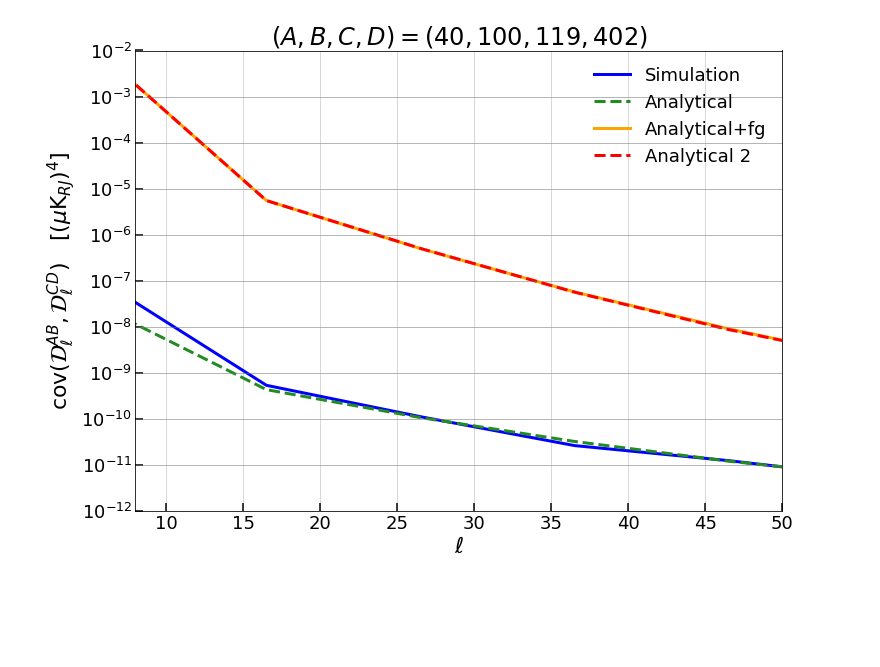
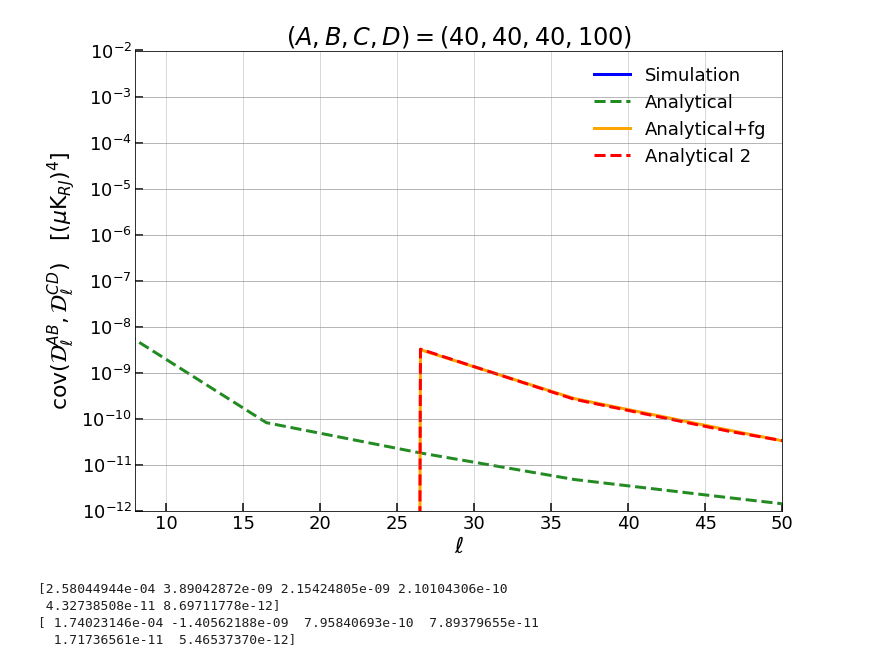
Before and after one commit to LeoVacher/moments-crosscell, a Jupyter notebook: test-sim-cov/test_analytical_cov-Samy.ipynb, the cells around one changed output. Cells and saved outputs as stored; diff of their text form; code cells hidden in the pictures; blank space fills up the shorter version.

```diff
--- a/test-sim-cov/test_analytical_cov-Samy.ipynb
+++ b/test-sim-cov/test_analytical_cov-Samy.ipynb
@@ -35,26 +35,24 @@ import pysm3.units as u
 r = 0
 nside = 32
 Npix = hp.nside2npix(nside)
-N= 4000
+N= 1
 lmax = nside*2-1
 #lmax=850
 scale = 10
 Nlbin = 10
-fsky = 1
+fsky = 0.7
 dusttype = 0
 syncrotype = 0
 kw = ''
 
-
 # instr param
 
-ifreq=[0,9,10,21]
+ifreq=np.arange(0,15)
 instr_name='litebird_full'
 instr =  np.load("../lib/instr_dict/%s.npy"%instr_name,allow_pickle=True).item()
 freq= instr['frequencies']
 sens_P= instr['sens_P']
-freq=freq[ifreq]
-sens_P=sens_P[ifreq]
+#sens_P = np.array([37.42, 33.46, 21.31, 16.87, 12.07, 11.30, 6.56, 4.58, 4.79, 5.57, 5.85, 10.79, 13.80, 21.95, 47.45])
 sigpix= sens_P/(np.sqrt((4*np.pi)/Npix*(60*180/np.pi)**2))
 b = nmt.bins.NmtBin(nside=nside,lmax=lmax,nlb=Nlbin)
 leff = b.get_effective_ells()
@@ -71,12 +69,8 @@ nucross = np.array(nucross)
 
 #cmb
 CLcmb_or=hp.read_cl('../CLsimus/Cls_Planck2018_r0.fits') #TT EE BB TE
-DL_lens = b.bin_cell(CLcmb_or[2,2:lmax+3])
-DLtp=[]
-for i in range(0,N_freqs):
-    for j in range(i,N_freqs):
-        DLtp.append(DL_lens*psm.convert_units('uK_CMB','uK_RJ',freq[i])*psm.convert_units('uK_CMB','uK_RJ',freq[j]))
-DL_lens= np.array(DLtp)
+DL_lens = b.bin_cell(CLcmb_or[2,:lmax+1])
+DL_cross_lens = np.array([DL_lens*psm.convert_units('uK_CMB','uK_RJ',freq[i])*psm.convert_units('uK_CMB','uK_RJ',freq[j]) for i in range(N_freqs) for j in range(i, N_freqs)])
 #mask
 if fsky==1:
     mask =  np.ones(Npix)
@@ -209,5 +243,10 @@ def cov_analytic(nu_i,nu_j,nu_k,nu_l,corrfog=True):
 # %%
-def cov_analytic_signal(nu_i,nu_j,nu_k,nu_l):
+def cov_analytic_signal(nu_i,nu_j,nu_k,nu_l,DL_signal=DLcross_coadd):
+    """
+    compute the analytical estimate of the covariance from the signal using Knox formula
+    :param nu_i,nu_j,nu_k,nu_l: The quadruplet of frequencies (nu_i,nu_j),(nu_k,nu_l) for which the covariance should be computed in GHz.
+    :param DL_signal: The signal binned DL array should be of the shape (Nsim, Ncross, Nell).
+    """
     A = np.argwhere(freq==nu_i)[0,0]
     B = np.argwhere(freq==nu_j)[0,0]
     C = np.argwhere(freq==nu_k)[0,0]
@@ -217,9 +256,9 @@ def cov_analytic_signal(nu_i,nu_j,nu_k,nu_l):
     poscrossAD= np.argwhere(nucross==np.sqrt(nu_i*nu_l))[0,0]
     poscrossBC= np.argwhere(nucross==np.sqrt(nu_j*nu_k))[0,0]
 
-    v_l = (2*leff+1)*Nlbin*fsky
+    v_l = (2*leff+1)*Nlbin*np.mean(mask**2)**2/np.mean(mask**4)
 
-    DLAC= DLcross_coadd[0,poscrossAC]
+    DLAC= DL_signal[0,poscrossAC]
     DLBD= DLcross_coadd[0,poscrossBD]
     DLAD= DLcross_coadd[0,poscrossAD]
     DLBC= DLcross_coadd[0,poscrossBC]
@@ -235,7 +274,7 @@ import numpy as np
 import matplotlib.pyplot as plt
 from matplotlib.ticker import LogLocator
 
-freq1, freq2, freq3, freq4 = 40, 100, 119, 402
+freq1, freq2, freq3, freq4 = 40, 40, 40, 100
 
 plt.rcParams.update({
     'font.size': 20,
@@ -248,34 +287,34 @@ plt.rcParams.update({
 
 plt.figure(figsize=(11, 8))
 
 poscrossAB = np.argwhere(nucross == np.sqrt(freq1 * freq2))[0, 0]
 poscrossCD = np.argwhere(nucross == np.sqrt(freq3 * freq4))[0, 0]
 
 plt.plot(leff, cov_add[:, poscrossAB, poscrossCD], label='Simulation', color='blue', linewidth=3)
-plt.plot(leff, cov_analytic(freq1, freq2, freq3, freq4), label='Analytical', color='forestgreen', linestyle='--', linewidth=3)
-plt.plot(leff, cov_analytic(freq1, freq2, freq3, freq4,corrfog=False), label='Analytical+fg', color='orange', linestyle='-', linewidth=3)
-plt.plot(leff, cov_analytic_signal(freq1, freq2, freq3, freq4), label='Analytical 2', color='red', linestyle='--', linewidth=3)
+plt.plot(leff, cov_analytic(freq1, freq2, freq3, freq4,DLcross_fg=DLcross_fg,DL_cross_lens=DL_cross_lens,DL_cross_noise=DL_cross_noise), label='Analytical', color='forestgreen', linestyle='--', linewidth=3)
+plt.plot(leff, cov_analytic(freq1, freq2, freq3, freq4,DLcross_fg=DLcross_fg,DL_cross_lens=DL_cross_lens,DL_cross_noise=DL_cross_noise,corrfog=False), label='Analytical+fg', color='orange', linestyle='-', linewidth=3)
+plt.plot(leff, cov_analytic_signal(freq1, freq2, freq3, freq4,DL_signal=DLcross_coadd), label='Analytical 2', color='red', linestyle='--', linewidth=3)
 
 plt.title(r'$(A,B,C,D)=(%d, %d, %d, %d)$' % (freq1, freq2, freq3, freq4))
 plt.xlabel(r'$\ell$')
 plt.ylabel(r'${\rm cov}(\mathcal{D}_\ell^{AB},\mathcal{D}_\ell^{CD}) \quad[(\mu {\rm K}_{RJ})^4]$')
 
 ax = plt.gca()
 ax.set_yscale('log')
 
 yticks = 10.0 ** np.arange(-12, 1, 1)
 ax.set_yticks(yticks)
 for y in yticks:
     ax.axhline(y=y, color='gray', linestyle='-', linewidth=0.75, alpha=0.5)
 ax.grid(True, which='major', linestyle='-', linewidth=0.7, alpha=0.7)
 ax.grid(True, which='minor', linestyle='--', linewidth=0.5, alpha=0.4)
 ax.tick_params(axis='both', which='major', direction='in', length=8, width=1.5)
 ax.tick_params(axis='both', which='minor', direction='in', length=4, width=1)
 plt.xlim([8, 50])
 plt.ylim([1e-12, 1e-2])
 plt.legend(loc='upper right', frameon=False)
 plt.tight_layout()
 plt.savefig('./%sx%s_%sx%s_leo.pdf' % (freq1, freq2, freq3, freq4), dpi=300)
 plt.show()
 # %% [output]
-[figure, old version]
+[figure, new version]
@@ -281,0 +357,8 @@ plt.show()
+# %%
+print(compute_analytical_cov(freq,DL_signal=DLcross_coadd,DLcross_fg=None,DL_cross_lens=None,DL_cross_noise=None,type='signal',Linv=False)[:,1,7])
+print(cov_analytic_signal(40, 100, 119, 119))
+# %% [output]
+[2.58044944e-04 3.89042872e-09 2.15424805e-09 2.10104306e-10
+ 4.32738508e-11 8.69711778e-12]
+[ 1.74023146e-04 -1.40562188e-09  7.95840693e-10  7.89379655e-11
+  1.71736561e-11  5.46537370e-12]
```
Also changed, not shown: parts of 8 cells of this notebook, 1 other file.
